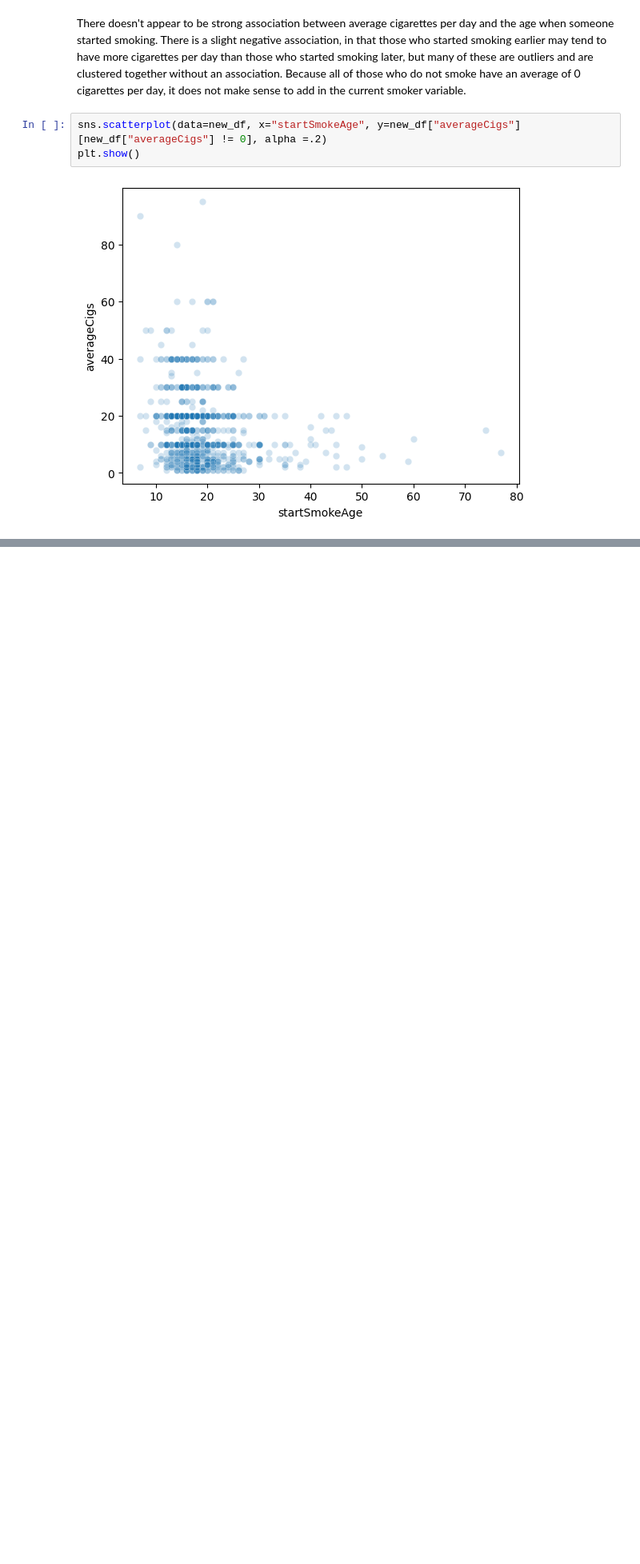
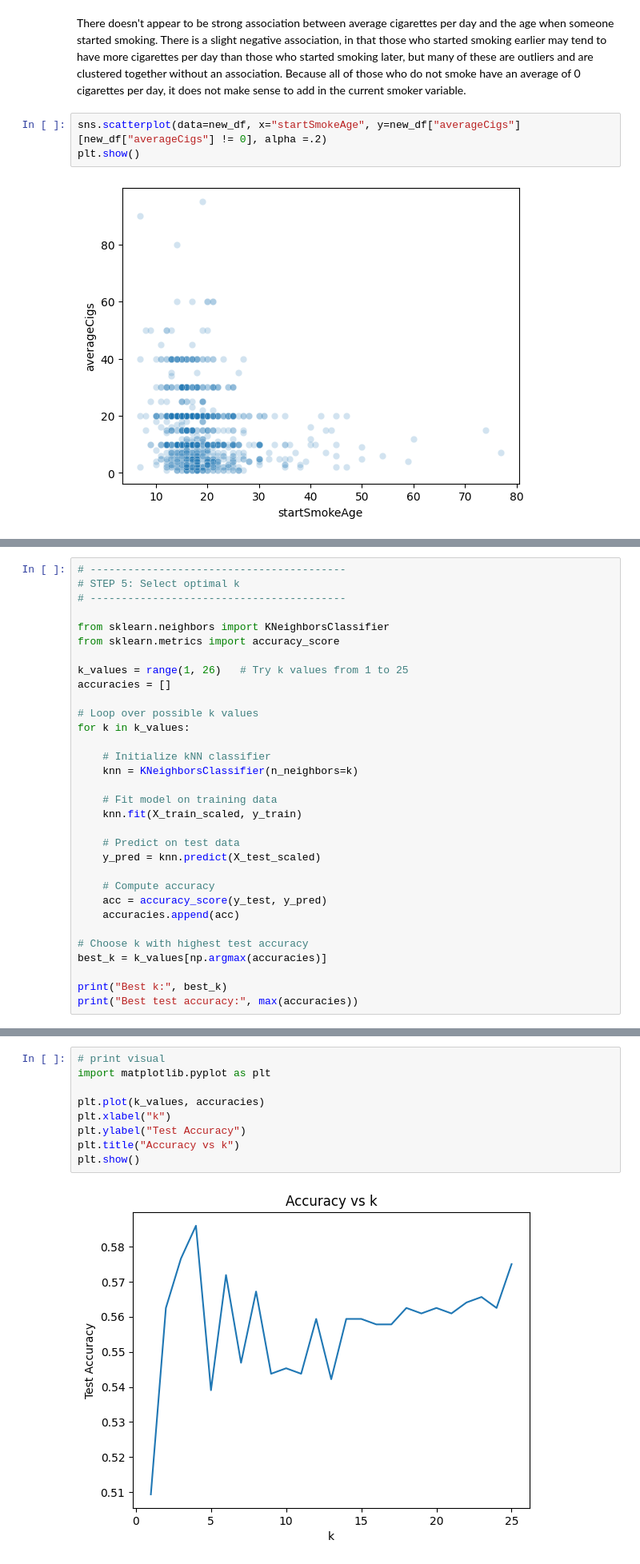
Before and after one commit to dfu5sm/undergrad_ml_assignments, a Jupyter notebook: collect_data.ipynb, the cells around one changed output, grey strips where cells are left out. Shown at 80% size. Saved outputs shown, nothing was run; the diff lists cells and outputs as text; blank space fills up the shorter version.

Commit message:
K_nearest_classifier

```diff
--- a/collect_data.ipynb
+++ b/collect_data.ipynb
@@ -222,0 +287,32 @@ plt.show()
+# %%
+# -----------------------------------------
+# STEP 5: Select optimal k
+# -----------------------------------------
+
+from sklearn.neighbors import KNeighborsClassifier
+from sklearn.metrics import accuracy_score
+
+k_values = range(1, 26)   # Try k values from 1 to 25
+accuracies = []
+
+# Loop over possible k values
+for k in k_values:
+
+    # Initialize kNN classifier
+    knn = KNeighborsClassifier(n_neighbors=k)
+
+    # Fit model on training data
+    knn.fit(X_train_scaled, y_train)
+
+    # Predict on test data
+    y_pred = knn.predict(X_test_scaled)
+
+    # Compute accuracy
+    acc = accuracy_score(y_test, y_pred)
+    accuracies.append(acc)
+
+# Choose k with highest test accuracy
+best_k = k_values[np.argmax(accuracies)]
+
+print("Best k:", best_k)
+print("Best test accuracy:", max(accuracies))
@@ -222,0 +365,11 @@ plt.show()
+# %%
+# print visual
+import matplotlib.pyplot as plt
+
+plt.plot(k_values, accuracies)
+plt.xlabel("k")
+plt.ylabel("Test Accuracy")
+plt.title("Accuracy vs k")
+plt.show()
+# %% [output]
+[figure, added]
```
Also changed, not shown: parts of 9 cells of this notebook, 1 other file.
